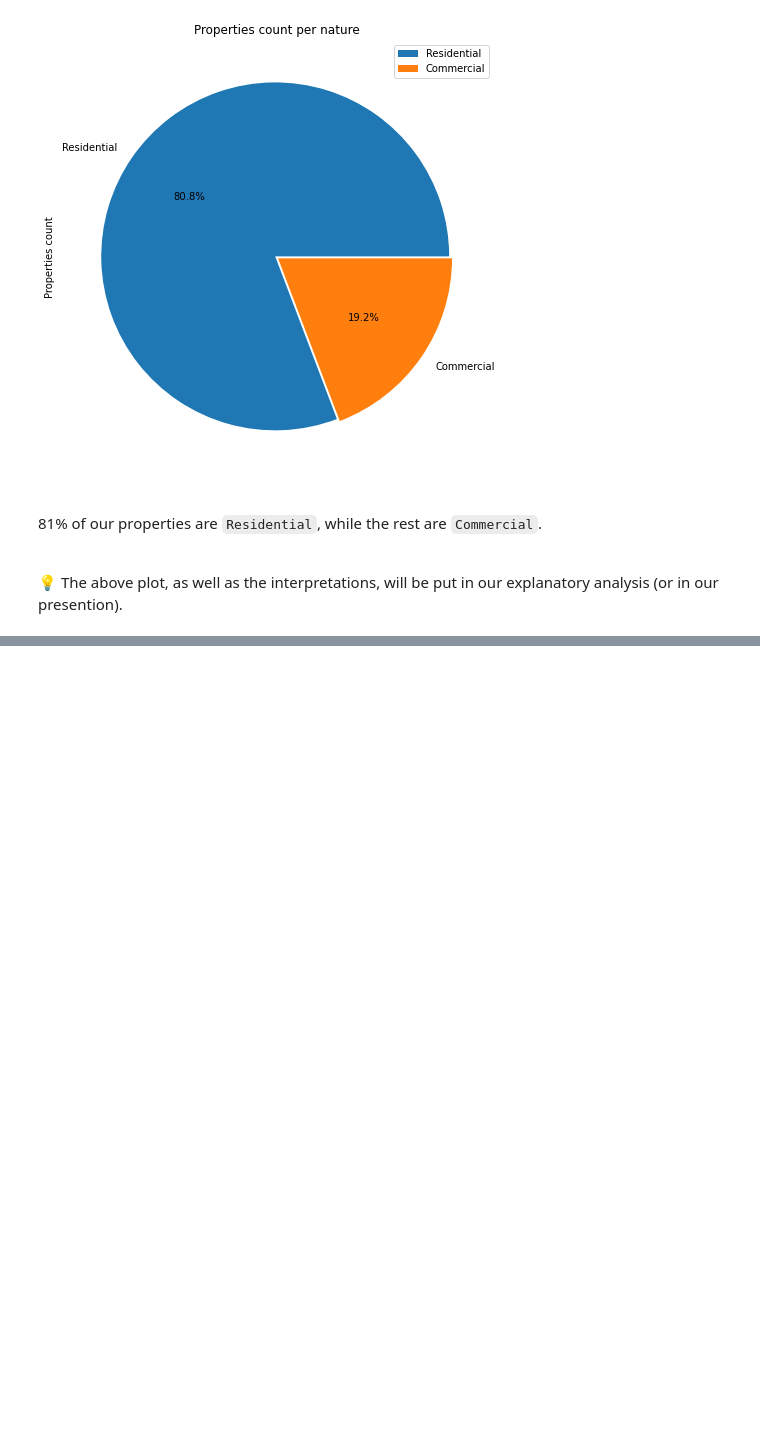
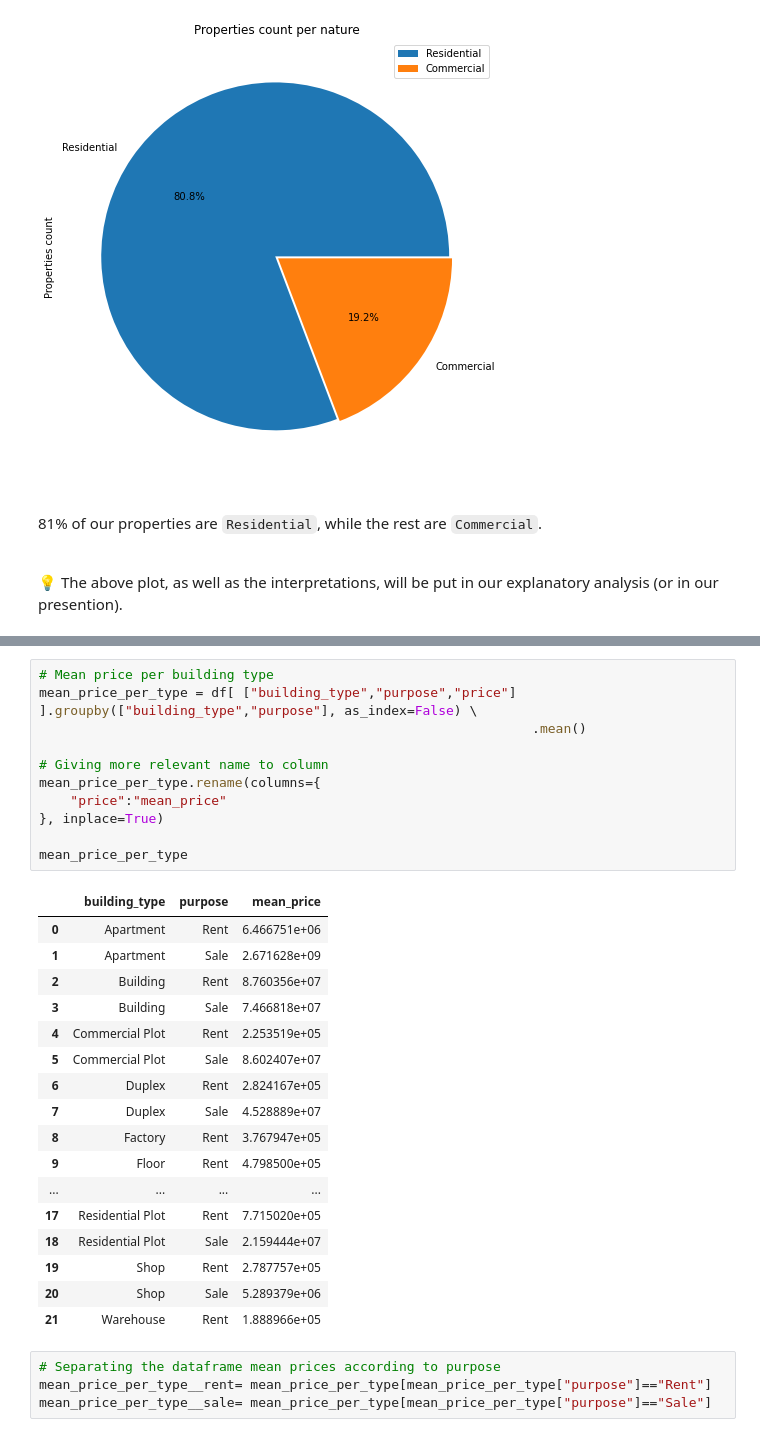
Before and after one commit to OmdenaAI/dhaka-bangladesh-real-estate-recommendation, a Jupyter notebook: src/tasks/task-3-exploratory-data-analysis/EDA - real estate market in Bangladesh.ipynb, the cells around one changed output, grey strips where cells are left out. Saved outputs shown, nothing was run; the diff lists cells and outputs as text; blank space fills up the shorter version.

Commit message:
Explored distribution of property prices per type

```diff
--- a/src/tasks/task-3-exploratory-data-analysis/EDA - real estate market in Bangladesh.ipynb
+++ b/src/tasks/task-3-exploratory-data-analysis/EDA - real estate market in Bangladesh.ipynb
@@ -401,0 +447,33 @@ plt.title("Properties count per nature");
+# %%
+# Mean price per building type
+mean_price_per_type = df[ ["building_type","purpose","price"] ].groupby(["building_type","purpose"], as_index=False) \
+                                                               .mean()
+
+# Giving more relevant name to column
+mean_price_per_type.rename(columns={
+    "price":"mean_price"
+}, inplace=True)
+
+mean_price_per_type
+# %% [output]
+|  | building_type | purpose | mean_price |
+| 0 | Apartment | Rent | 6.466751e+06 |
+| 1 | Apartment | Sale | 2.671628e+09 |
+| 2 | Building | Rent | 8.760356e+07 |
+| 3 | Building | Sale | 7.466818e+07 |
+| 4 | Commercial Plot | Rent | 2.253519e+05 |
+| 5 | Commercial Plot | Sale | 8.602407e+07 |
+| 6 | Duplex | Rent | 2.824167e+05 |
+| 7 | Duplex | Sale | 4.528889e+07 |
+| 8 | Factory | Rent | 3.767947e+05 |
+| 9 | Floor | Rent | 4.798500e+05 |
+| ... | ... | ... | ... |
+| 17 | Residential Plot | Rent | 7.715020e+05 |
+| 18 | Residential Plot | Sale | 2.159444e+07 |
+| 19 | Shop | Rent | 2.787757e+05 |
+| 20 | Shop | Sale | 5.289379e+06 |
+| 21 | Warehouse | Rent | 1.888966e+05 |
+# %%
+# Separating the dataframe mean prices according to purpose
+mean_price_per_type__rent= mean_price_per_type[mean_price_per_type["purpose"]=="Rent"]
+mean_price_per_type__sale= mean_price_per_type[mean_price_per_type["purpose"]=="Sale"]
```
Also changed, not shown: parts of 6 cells of this notebook.
